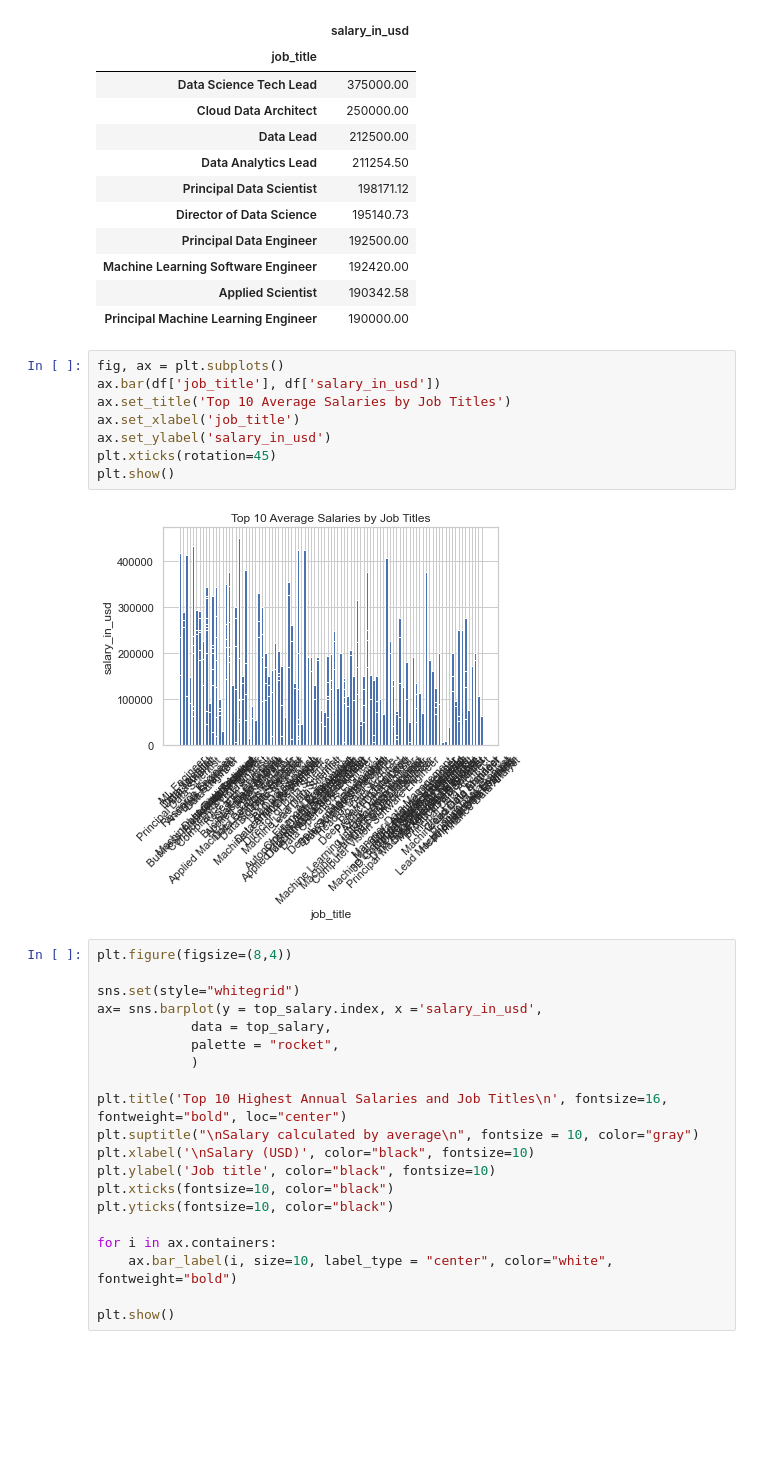
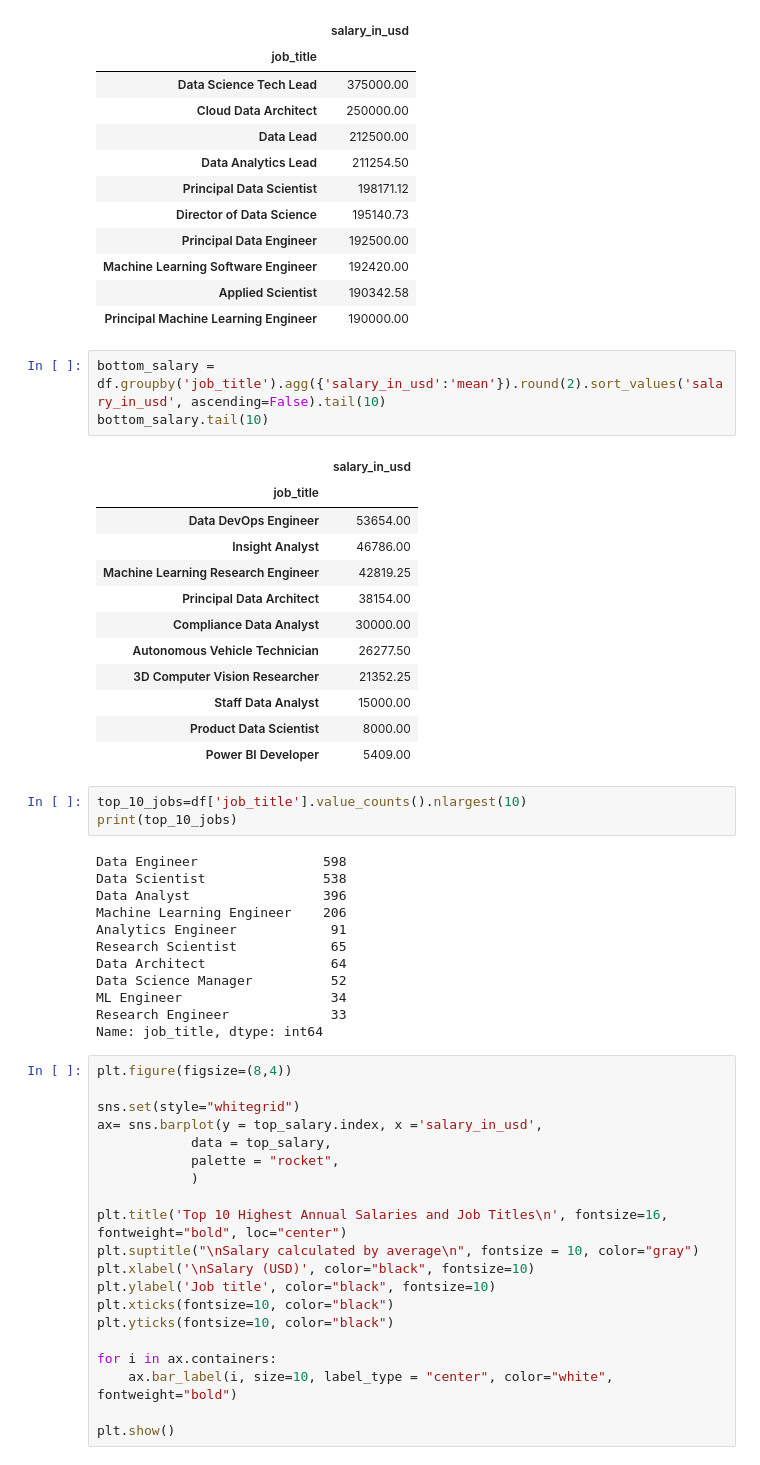
Before and after one commit to cmossman90/mim2023, a Jupyter notebook: Project.ipynb, the cells around one changed output. Saved outputs shown, nothing was run; the diff lists cells and outputs as text; blank space fills up the shorter version.

```diff
--- a/Project.ipynb
+++ b/Project.ipynb
@@ -125,16 +126,37 @@ top_salary.head(10)
 | Machine Learning Software Engineer | 192420.00 |
 | Applied Scientist | 190342.58 |
 | Principal Machine Learning Engineer | 190000.00 |
-# %%
-fig, ax = plt.subplots()
-ax.bar(df['job_title'], df['salary_in_usd'])
-ax.set_title('Top 10 Average Salaries by Job Titles')
-ax.set_xlabel('job_title')
-ax.set_ylabel('salary_in_usd')
-plt.xticks(rotation=45)
-plt.show()
-# %% [output]
-[figure, removed]
+# %%
+bottom_salary =  df.groupby('job_title').agg({'salary_in_usd':'mean'}).round(2).sort_values('salary_in_usd', ascending=False).tail(10)
+bottom_salary.tail(10)
+# %% [output]
+|  | salary_in_usd |
+| job_title |  |
+| Data DevOps Engineer | 53654.00 |
+| Insight Analyst | 46786.00 |
+| Machine Learning Research Engineer | 42819.25 |
+| Principal Data Architect | 38154.00 |
+| Compliance Data Analyst | 30000.00 |
+| Autonomous Vehicle Technician | 26277.50 |
+| 3D Computer Vision Researcher | 21352.25 |
+| Staff Data Analyst | 15000.00 |
+| Product Data Scientist | 8000.00 |
+| Power BI Developer | 5409.00 |
+# %%
+top_10_jobs=df['job_title'].value_counts().nlargest(10)
+print(top_10_jobs)
+# %% [output]
+Data Engineer                598
+Data Scientist               538
+Data Analyst                 396
+Machine Learning Engineer    206
+Analytics Engineer            91
+Research Scientist            65
+Data Architect                64
+Data Science Manager          52
+ML Engineer                   34
+Research Engineer             33
+Name: job_title, dtype: int64
 # %%
 plt.figure(figsize=(8,4))
 
```
Also changed, not shown: parts of 7 cells of this notebook.
